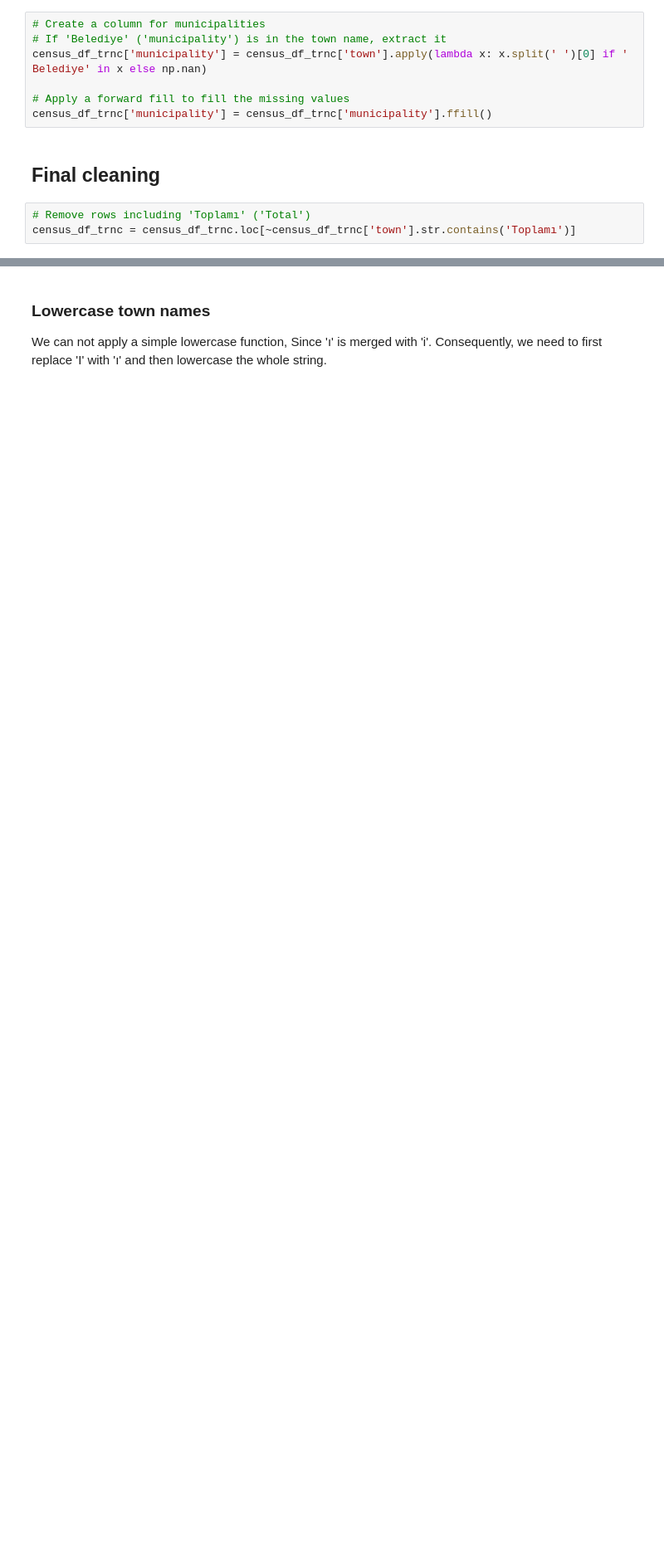
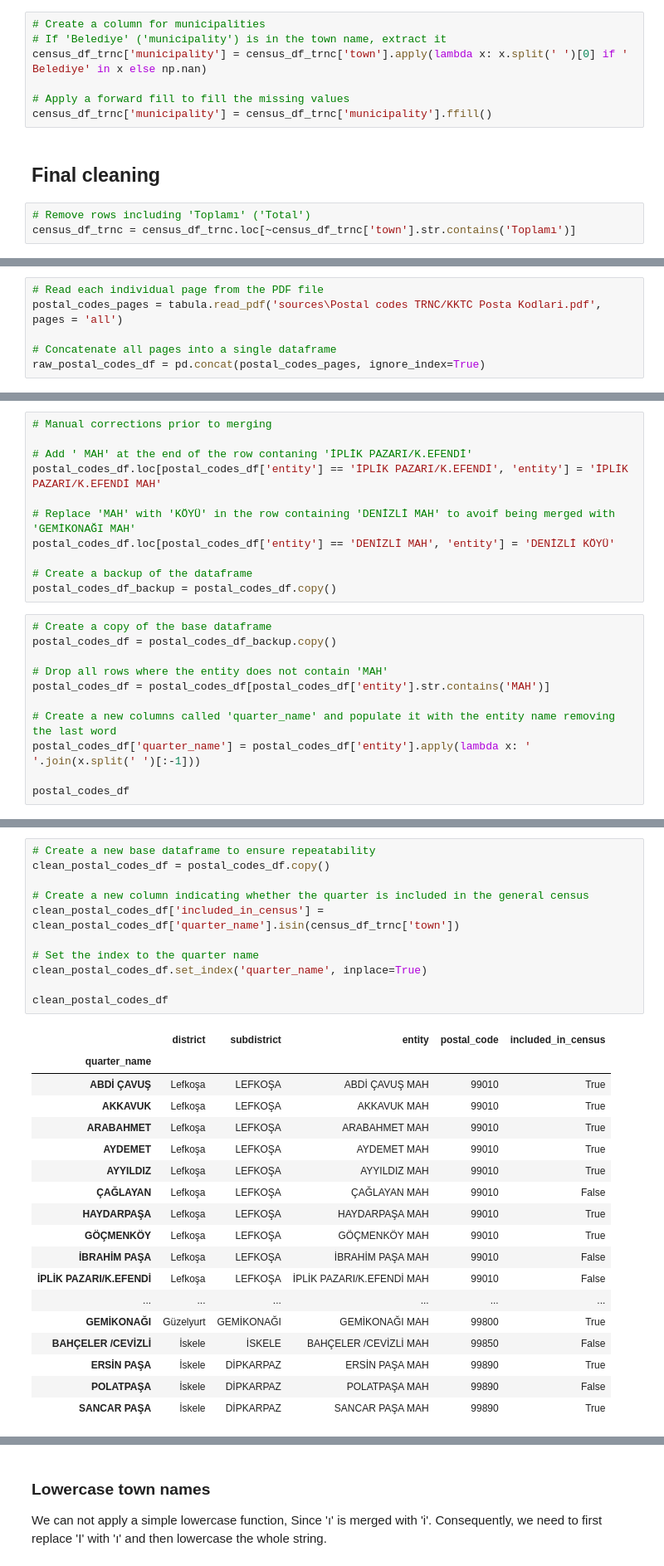
Before and after one commit to jgchaparro/CyprusDB, a Jupyter notebook: CyprusDB_generation.ipynb, the cells around one changed output, grey strips where cells are left out. Shown at 83% size. Cells and saved outputs as stored; diff of their text form; blank space fills up the shorter version.

```diff
--- a/CyprusDB_generation.ipynb
+++ b/CyprusDB_generation.ipynb
@@ -460,0 +515,6 @@ census_df_trnc = census_df_trnc.loc[~census_df_trnc['town'].str.contains('Toplam
+# %%
+# Read each individual page from the PDF file
+postal_codes_pages = tabula.read_pdf('sources\Postal codes TRNC/KKTC Posta Kodlari.pdf', pages = 'all')
+
+# Concatenate all pages into a single dataframe
+raw_postal_codes_df = pd.concat(postal_codes_pages, ignore_index=True)
@@ -460,0 +596,22 @@ census_df_trnc = census_df_trnc.loc[~census_df_trnc['town'].str.contains('Toplam
+# %%
+# Manual corrections prior to merging
+
+# Add ' MAH' at the end of the row contaning 'İPLİK PAZARI/K.EFENDİ'
+postal_codes_df.loc[postal_codes_df['entity'] == 'İPLİK PAZARI/K.EFENDİ', 'entity'] = 'İPLİK PAZARI/K.EFENDİ MAH'
+
+# Replace 'MAH' with 'KÖYÜ' in the row containing 'DENİZLİ MAH' to avoif being merged with 'GEMİKONAĞI MAH'
+postal_codes_df.loc[postal_codes_df['entity'] == 'DENİZLİ MAH', 'entity'] = 'DENİZLİ KÖYÜ'
+
+# Create a backup of the dataframe
+postal_codes_df_backup = postal_codes_df.copy()
+# %%
+# Create a copy of the base dataframe
+postal_codes_df = postal_codes_df_backup.copy()
+
+# Drop all rows where the entity does not contain 'MAH'
+postal_codes_df = postal_codes_df[postal_codes_df['entity'].str.contains('MAH')]
+
+# Create a new columns called 'quarter_name' and populate it with the entity name removing the last word
+postal_codes_df['quarter_name'] = postal_codes_df['entity'].apply(lambda x: ' '.join(x.split(' ')[:-1]))
+
+postal_codes_df
@@ -460,0 +636,30 @@ census_df_trnc = census_df_trnc.loc[~census_df_trnc['town'].str.contains('Toplam
+# %%
+# Create a new base dataframe to ensure repeatability
+clean_postal_codes_df = postal_codes_df.copy()
+
+# Create a new column indicating whether the quarter is included in the general census
+clean_postal_codes_df['included_in_census'] = clean_postal_codes_df['quarter_name'].isin(census_df_trnc['town'])
+
+# Set the index to the quarter name
+clean_postal_codes_df.set_index('quarter_name', inplace=True)
+
+clean_postal_codes_df
+# %% [output]
+|  | district | subdistrict | entity | postal_code | included_in_census |
+| quarter_name |  |  |  |  |  |
+| ABDİ ÇAVUŞ | Lefkoşa | LEFKOŞA | ABDİ ÇAVUŞ MAH | 99010 | True |
+| AKKAVUK | Lefkoşa | LEFKOŞA | AKKAVUK MAH | 99010 | True |
+| ARABAHMET | Lefkoşa | LEFKOŞA | ARABAHMET MAH | 99010 | True |
+| AYDEMET | Lefkoşa | LEFKOŞA | AYDEMET MAH | 99010 | True |
+| AYYILDIZ | Lefkoşa | LEFKOŞA | AYYILDIZ MAH | 99010 | True |
+| ÇAĞLAYAN | Lefkoşa | LEFKOŞA | ÇAĞLAYAN MAH | 99010 | False |
+| HAYDARPAŞA | Lefkoşa | LEFKOŞA | HAYDARPAŞA MAH | 99010 | True |
+| GÖÇMENKÖY | Lefkoşa | LEFKOŞA | GÖÇMENKÖY MAH | 99010 | True |
+| İBRAHİM PAŞA | Lefkoşa | LEFKOŞA | İBRAHİM PAŞA MAH | 99010 | False |
+| İPLİK PAZARI/K.EFENDİ | Lefkoşa | LEFKOŞA | İPLİK PAZARI/K.EFENDİ MAH | 99010 | False |
+| ... | ... | ... | ... | ... | ... |
+| GEMİKONAĞI | Güzelyurt | GEMİKONAĞI | GEMİKONAĞI MAH | 99800 | True |
+| BAHÇELER /CEVİZLİ | İskele | İSKELE | BAHÇELER /CEVİZLİ MAH | 99850 | False |
+| ERSİN PAŞA | İskele | DİPKARPAZ | ERSİN PAŞA MAH | 99890 | True |
+| POLATPAŞA | İskele | DİPKARPAZ | POLATPAŞA MAH | 99890 | False |
+| SANCAR PAŞA | İskele | DİPKARPAZ | SANCAR PAŞA MAH | 99890 | True |
```
Also changed, not shown: parts of 61 cells of this notebook, 11 other files.
